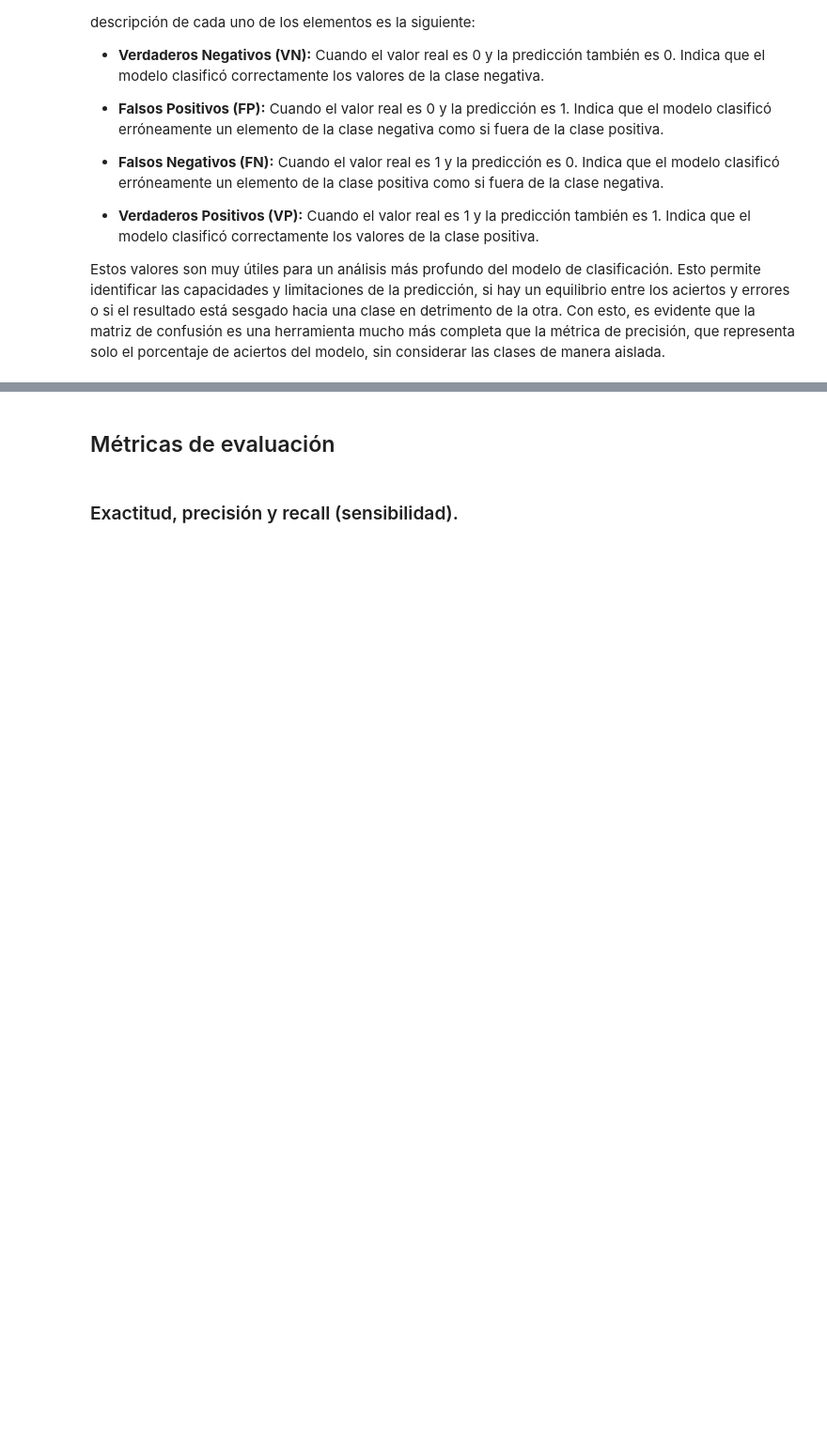
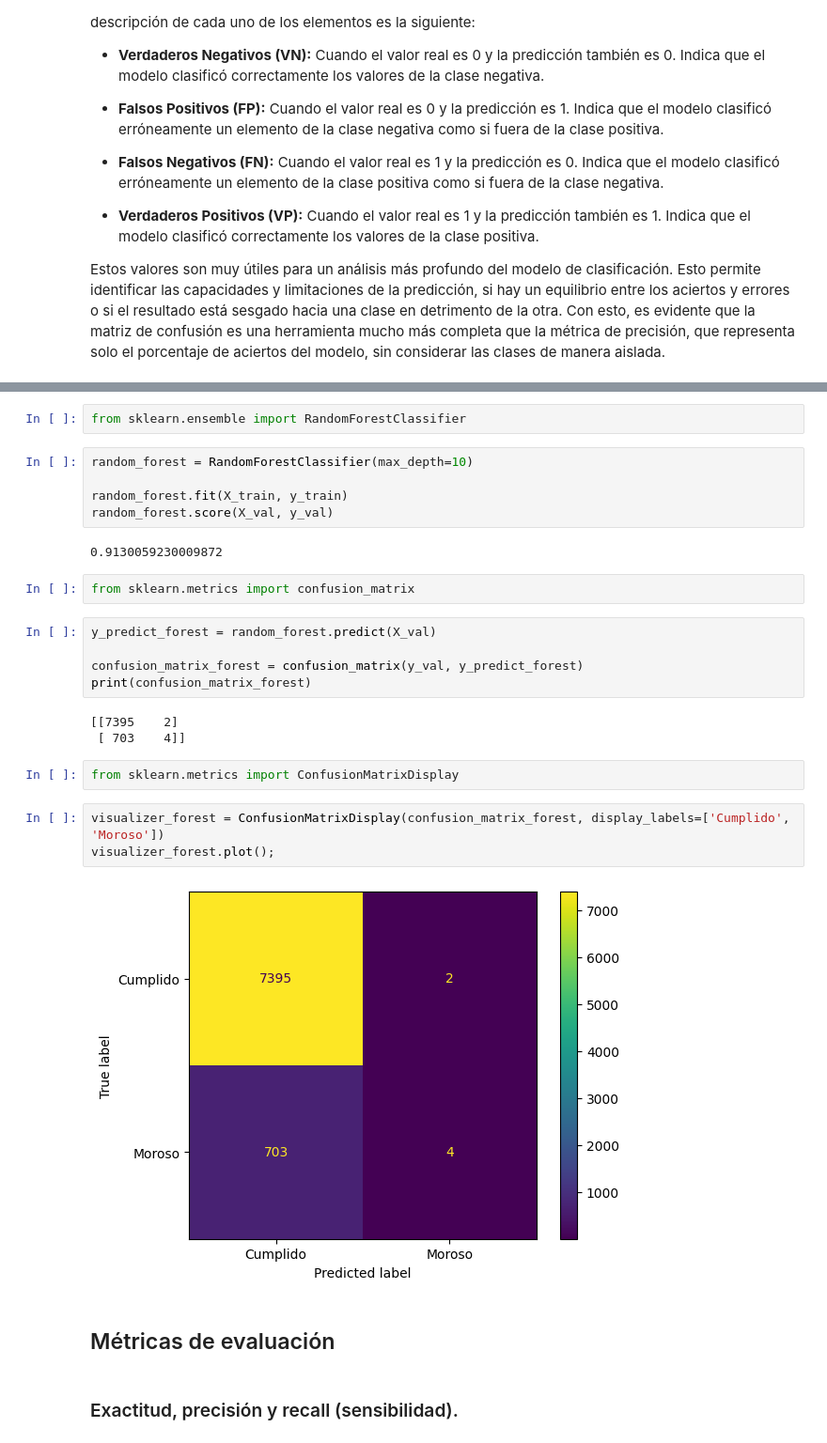
Before and after one commit to lukitasmois/2162-clasificacion-validacion-de-modelos-y-metricas, a Jupyter notebook: Clasificacion_validacion_y_metricas.ipynb, the cells around one changed output, grey strips where cells are left out. Shown: that part at 94% size. Cells and saved outputs as stored; diff of their text form; blank space fills up the shorter version.

Commit message:
01.10. Creo un nuevo modelo con RandomForestClassifier()

```diff
--- a/Clasificacion_validacion_y_metricas.ipynb
+++ b/Clasificacion_validacion_y_metricas.ipynb
@@ -118,3 +126,29 @@ Estos valores son muy útiles para un análisis más profundo del modelo de clas
+# %%
+from sklearn.ensemble import RandomForestClassifier
+# %%
+random_forest = RandomForestClassifier(max_depth=10)
+
+random_forest.fit(X_train, y_train)
+random_forest.score(X_val, y_val)
+# %% [output]
+0.9130059230009872
+# %%
+from sklearn.metrics import confusion_matrix
+# %%
+y_predict_forest = random_forest.predict(X_val)
+
+confusion_matrix_forest = confusion_matrix(y_val, y_predict_forest)
+print(confusion_matrix_forest)
+# %% [output]
+[[7395    2]
+ [ 703    4]]
+# %%
+from sklearn.metrics import ConfusionMatrixDisplay
+# %%
+visualizer_forest = ConfusionMatrixDisplay(confusion_matrix_forest, display_labels=['Cumplido', 'Moroso'])
+visualizer_forest.plot();
+# %% [output]
+[figure, added]
 # %% [markdown]
 ## <font color='dark'>Métricas de evaluación</h1>
 # %% [markdown]
```
Also changed, not shown: parts of 5 cells of this notebook.
